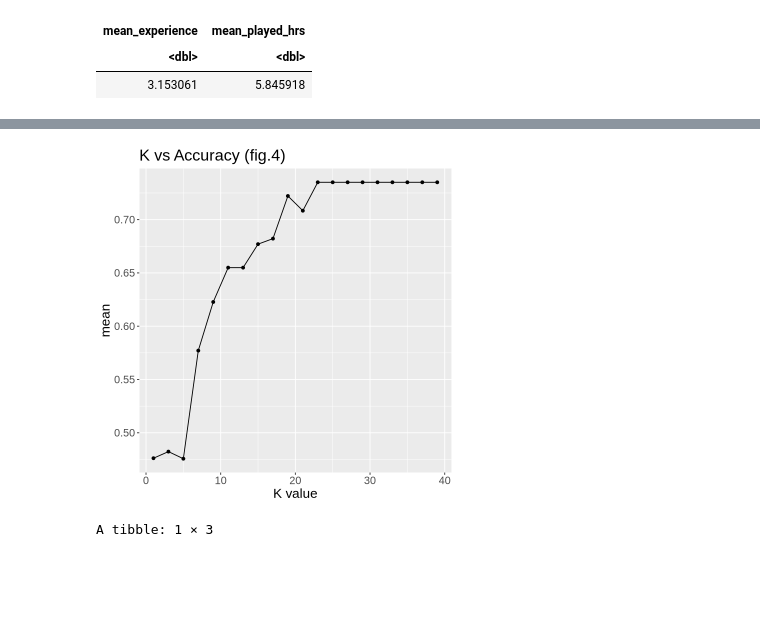
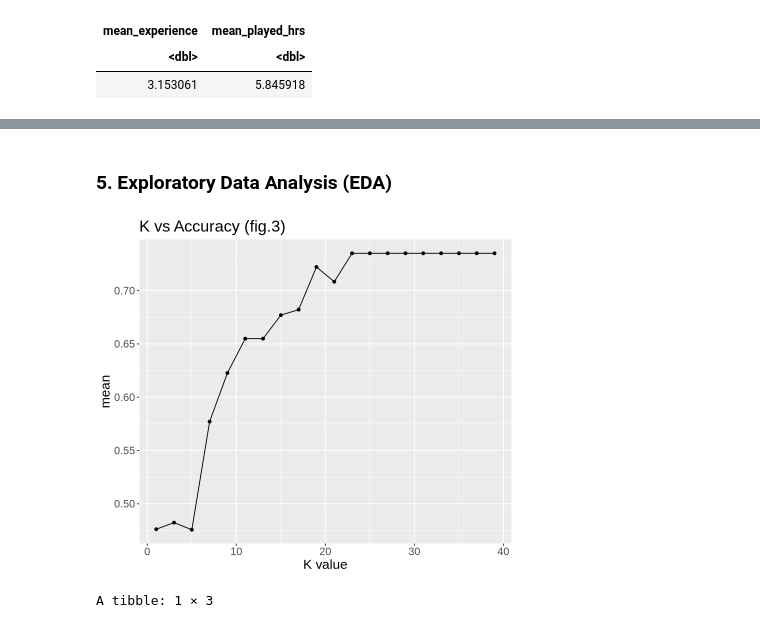
Before and after one commit to camillesnyder/Final-Project, a Jupyter notebook: Final-Project.ipynb, the cells around one changed output, grey strips where cells are left out. Cells and saved outputs as stored; diff of their text form; code cells hidden in the pictures; blank space fills up the shorter version.

Commit message:
Changed layouts and some wordings
added the data summary and changed some formatting

```diff
--- a/Final-Project.ipynb
+++ b/Final-Project.ipynb
@@ -154,3 +174,5 @@ total_hrs_vs_experience_vs_subscribed
+# %% [markdown]
+### 5. Exploratory Data Analysis (EDA)
 # %%
 #do knn classification given played hrs obs and experience level obs to predict subscription status
 #train on 75% and test on 25%
@@ -190,13 +212,13 @@ players_results <- workflow()|>
 # %%
 options(repr.plot.height = 6)
 K_vs_accuracy <- ggplot(players_results, aes( x= neighbors, y = mean))+
     geom_point()+
     geom_line()+
-    labs( x= "K value", title = "K vs Accuracy (fig.4)")+
+    labs( x = "K value", title = "K vs Accuracy (fig.3)")+
     theme(text = element_text(size = 16))
 
 K_vs_accuracy
 # %% [output]
-[figure, old version]
+[figure, new version]
 # %%
 #retrain model based on best parameter value k=19
```
Also changed, not shown: parts of 28 cells of this notebook.
